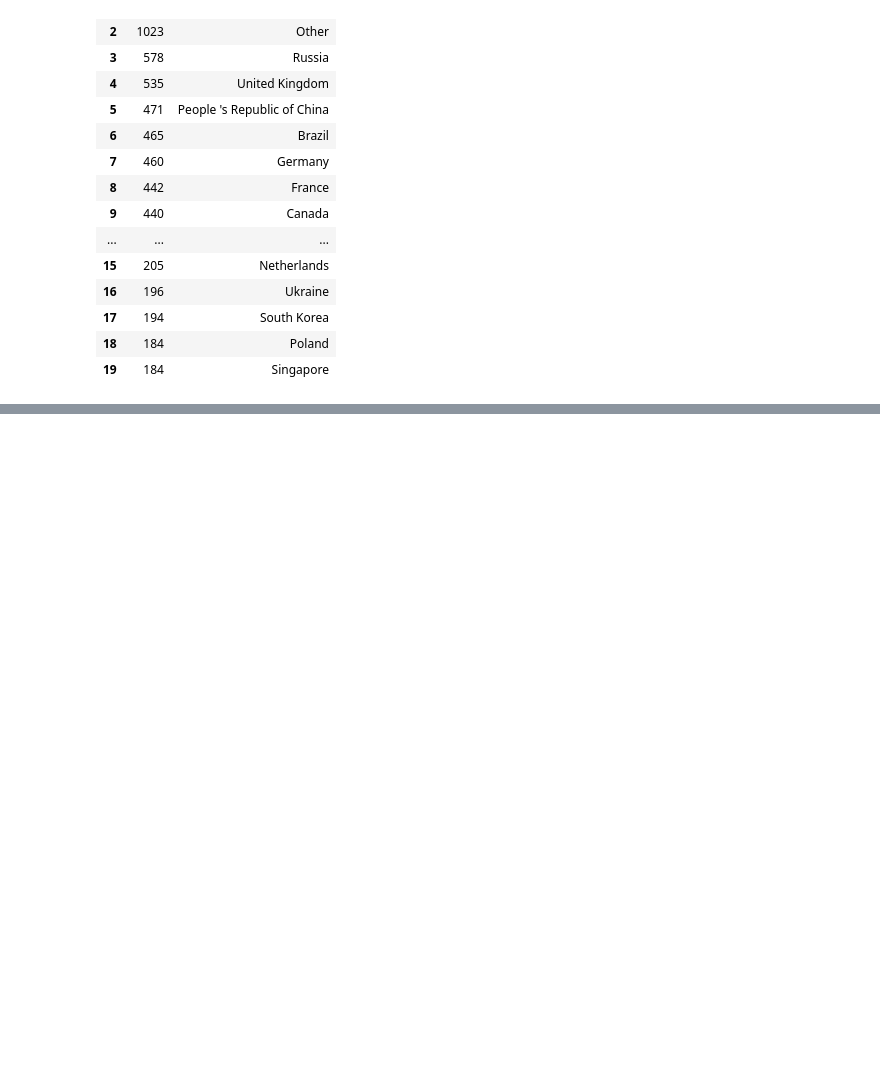
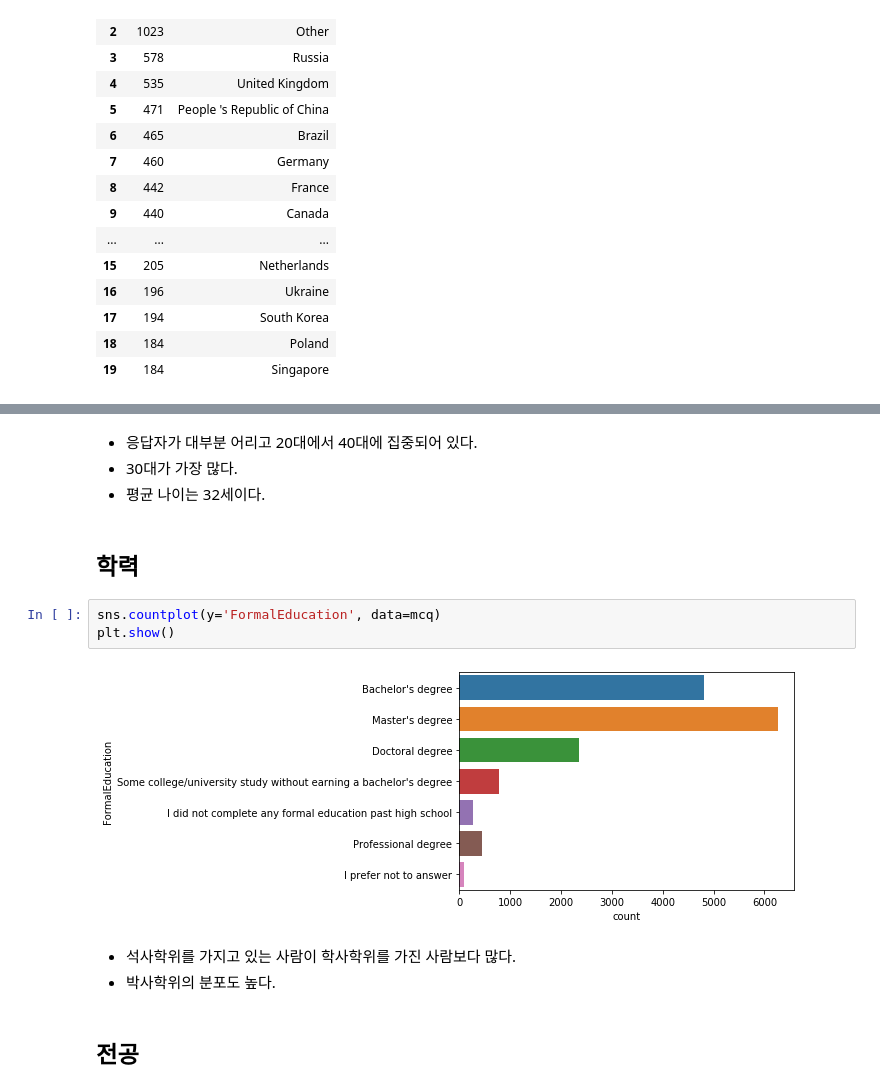
Before and after one commit to janggunhee/DS-stusy, a Jupyter notebook: Kaggle/Kaggle-ML-DS-survey-2017-EDA.ipynb, the cells around one changed output, grey strips where cells are left out. Saved outputs shown, nothing was run; the diff lists cells and outputs as text; blank space fills up the shorter version.

```diff
--- a/Kaggle/Kaggle-ML-DS-survey-2017-EDA.ipynb
+++ b/Kaggle/Kaggle-ML-DS-survey-2017-EDA.ipynb
@@ -148,0 +162,16 @@ con_df.head(20)
+# %% [markdown]
+- 응답자가 대부분 어리고 20대에서 40대에 집중되어 있다.
+- 30대가 가장 많다.
+- 평균 나이는 32세이다.
+# %% [markdown]
+## 학력
+# %%
+sns.countplot(y='FormalEducation', data=mcq)
+plt.show()
+# %% [output]
+[figure, added]
+# %% [markdown]
+- 석사학위를 가지고 있는 사람이 학사학위를 가진 사람보다 많다.
+- 박사학위의 분포도 높다.
+# %% [markdown]
+## 전공
```
Also changed, not shown: parts of 24 cells of this notebook.
